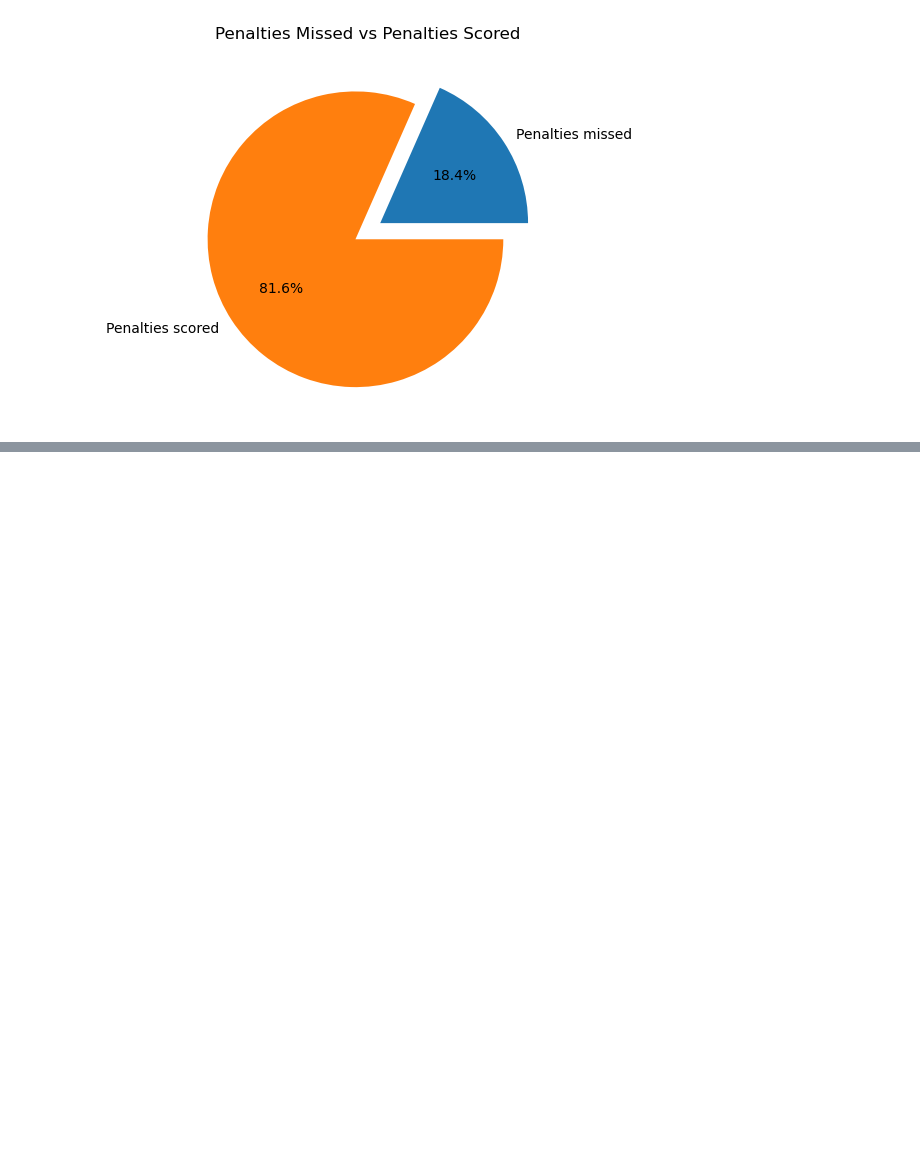
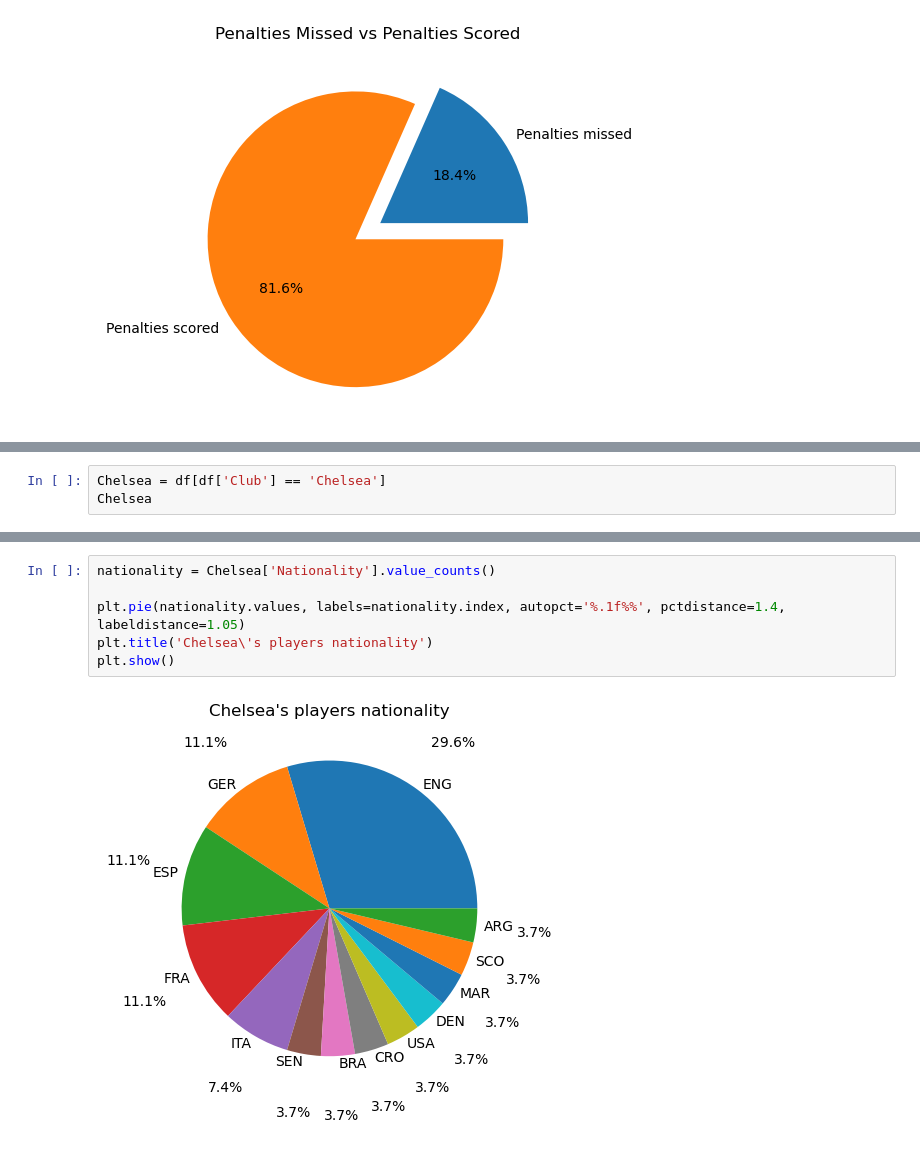
Before and after one commit to zafchiel/datas-notebooks, a Jupyter notebook: premier-league/analysis.ipynb, the cells around one changed output, grey strips where cells are left out. Drawn from its saved outputs; the diff is of its cells as text; blank space fills up the shorter version.

Commit message:
chelsea

```diff
--- a/premier-league/analysis.ipynb
+++ b/premier-league/analysis.ipynb
@@ -345,0 +347,3 @@ plt.show()
+# %%
+Chelsea = df[df['Club'] == 'Chelsea']
+Chelsea
@@ -345,0 +388,8 @@ plt.show()
+# %%
+nationality = Chelsea['Nationality'].value_counts()
+
+plt.pie(nationality.values, labels=nationality.index, autopct='%.1f%%', pctdistance=1.4, labeldistance=1.05)
+plt.title('Chelsea\'s players nationality')
+plt.show()
+# %% [output]
+[figure, added]
```
Also changed, not shown: parts of 5 cells of this notebook.
